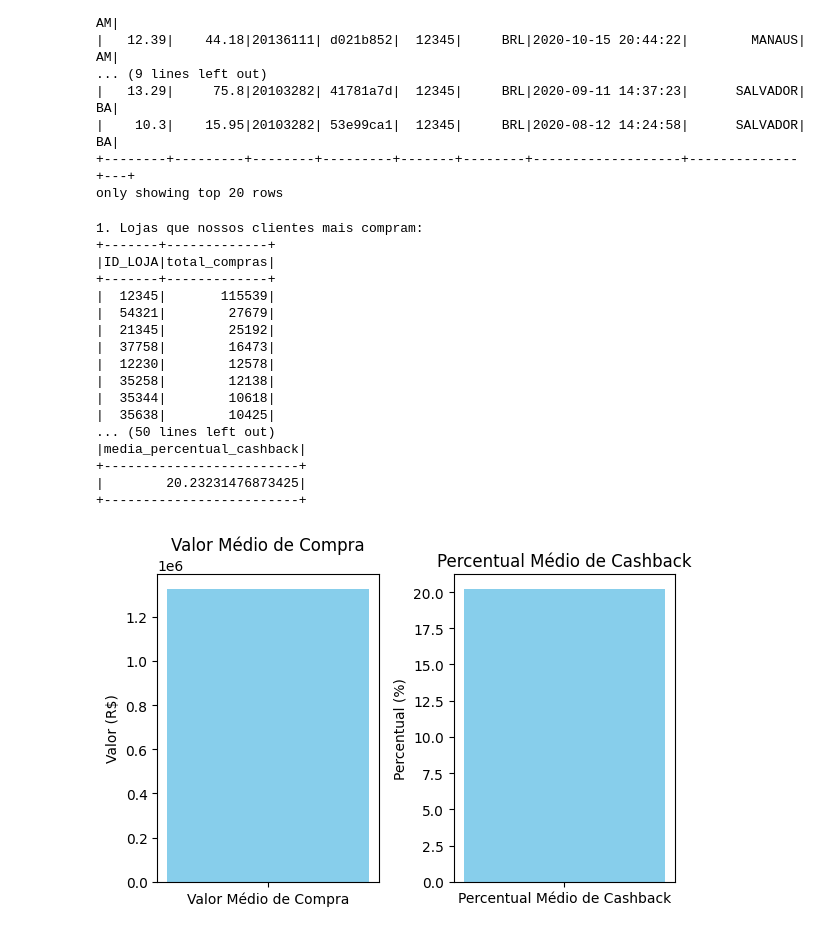
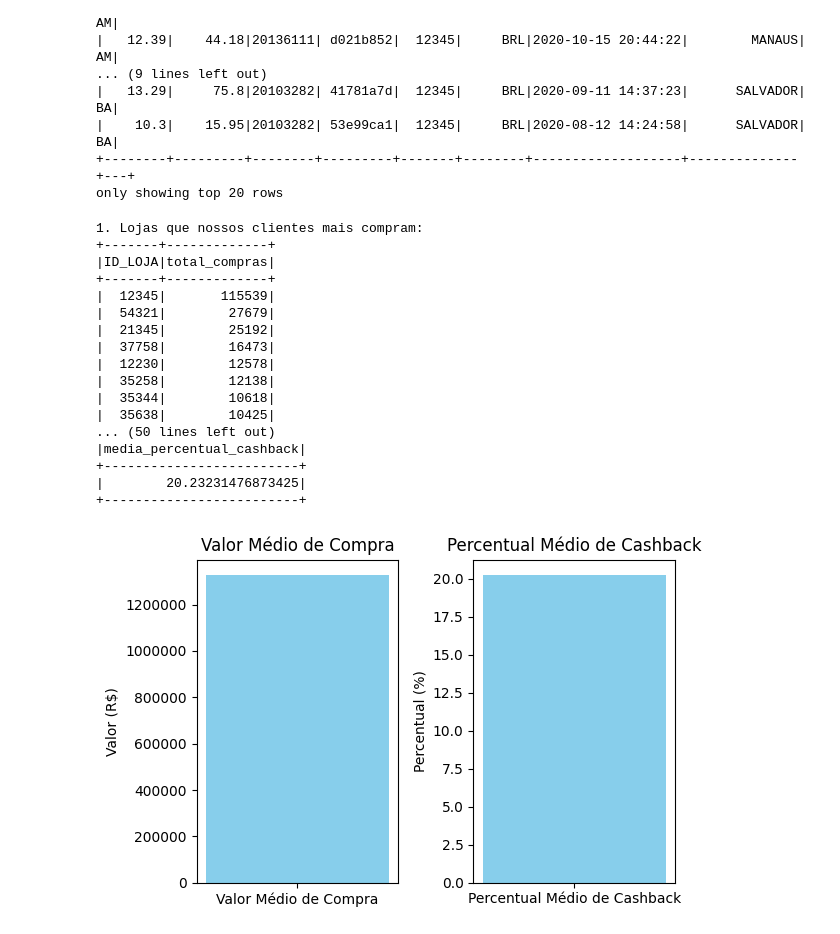
Before and after one commit to Bmartins25/Analise_de_Dados_Pyspark, a Jupyter notebook: Teste_Bruno_Inter_Dados.ipynb, the cells around one changed output. Cells and saved outputs as stored; diff of their text form; code cells hidden in the pictures.

```diff
--- a/Teste_Bruno_Inter_Dados.ipynb
+++ b/Teste_Bruno_Inter_Dados.ipynb
@@ -95,35 +96,38 @@ percentual_cashback_medio.show()
 # Gráfico de barras para valor médio de compras e cashback
 fig, ax = plt.subplots(1, 2, figsize=(6, 4))
 
-
 # Valor médio de compras
 ax[0].bar(['Valor Médio de Compra'], valor_medio_compras_pd['valor_medio_compra'], color='skyblue')
 ax[0].set_title('Valor Médio de Compra')
 ax[0].set_ylabel('Valor (R$)')
+ax[0].yaxis.set_major_formatter(mticker.ScalarFormatter(useOffset=False))
+ax[0].ticklabel_format(style='plain', axis='y')
 
 # Percentual médio de cashback
 ax[1].bar(['Percentual Médio de Cashback'], percentual_cashback_medio_pd['media_percentual_cashback'], color='skyblue')
 ax[1].set_title('Percentual Médio de Cashback')
 ax[1].set_ylabel('Percentual (%)')
+ax[1].yaxis.set_major_formatter(mticker.ScalarFormatter(useOffset=False))
+ax[1].ticklabel_format(style='plain', axis='y')
 
 plt.tight_layout()
 plt.show()
 # %% [output]
 1. Lojas que nossos clientes mais compram:
 +-------+-------------+
 |ID_LOJA|total_compras|
 +-------+-------------+
 |  12345|       115539|
 |  54321|        27679|
 |  21345|        25192|
 |  37758|        16473|
 |  12230|        12578|
 |  35258|        12138|
 |  35344|        10618|
 |  35638|        10425|
 ... (50 lines left out)
 |media_percentual_cashback|
 +-------------------------+
 |        20.23231476873425|
 +-------------------------+
-[figure, old version]
+[figure, new version]
```
Also changed, not shown: parts of 1 cell of this notebook.
